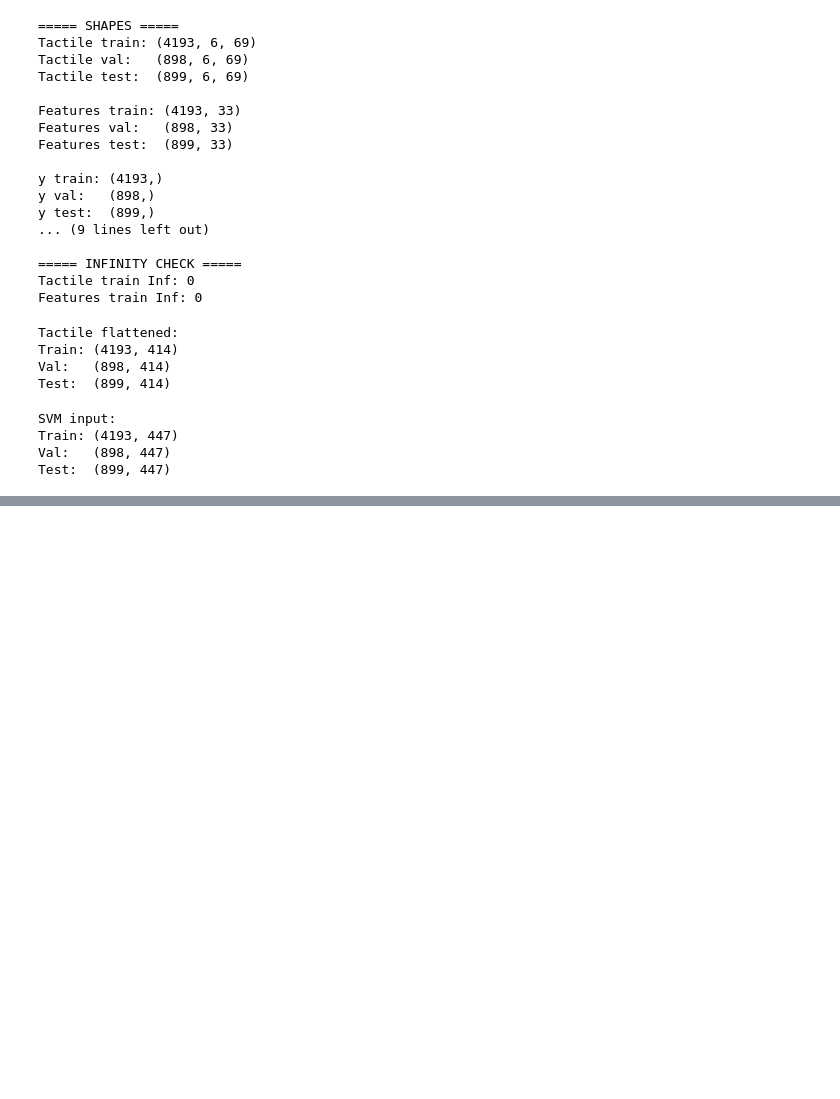
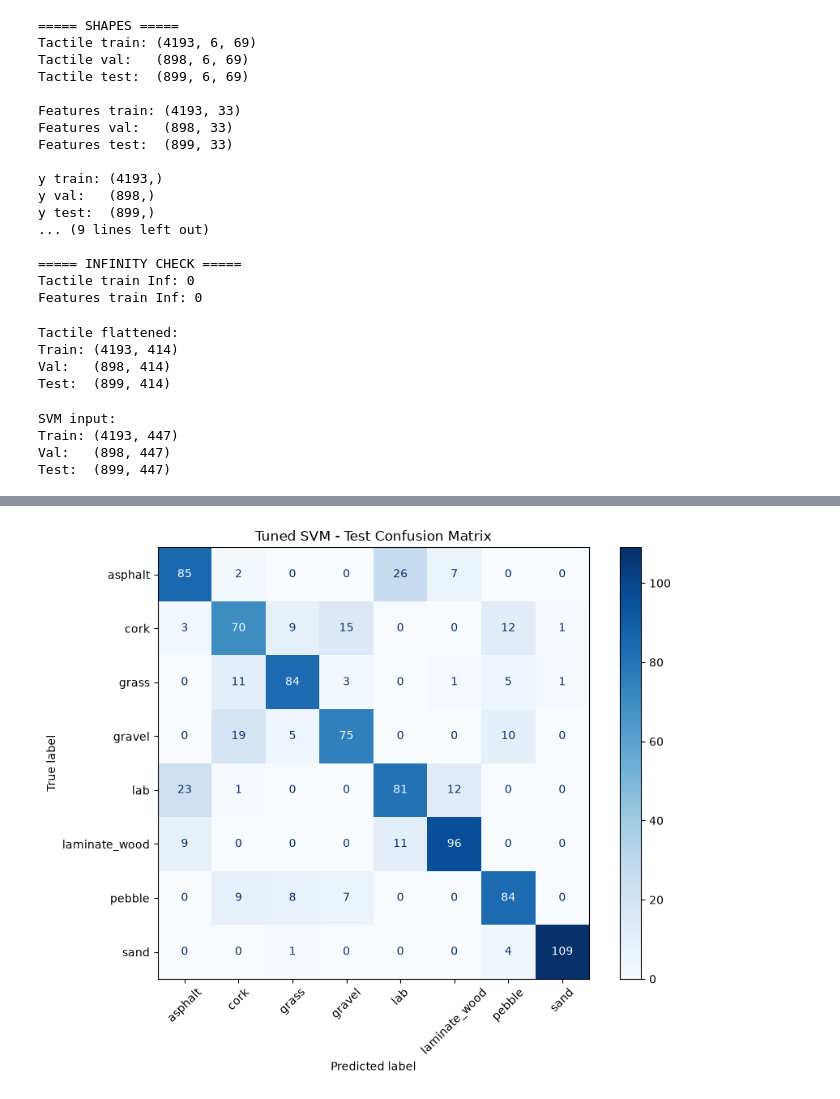
Before and after one commit to adarsh-teli-dev/terrain-classification-tactile-dl, a Jupyter notebook: notebooks/02_preprocessing.ipynb, the cells around one changed output, grey strips where cells are left out. Cells and saved outputs as stored; diff of their text form; code cells hidden in the pictures; blank space fills up the shorter version.

```diff
--- a/notebooks/02_preprocessing.ipynb
+++ b/notebooks/02_preprocessing.ipynb
@@ -320,0 +537,26 @@ Test:  (899, 447)
+# %%
+cm_svm_test = confusion_matrix(
+    y_test,
+    y_test_pred_svm
+)
+
+fig, ax = plt.subplots(figsize=(9, 7))
+
+disp = ConfusionMatrixDisplay(
+    confusion_matrix=cm_svm_test,
+    display_labels=terrain_classes
+)
+
+disp.plot(
+    ax=ax,
+    cmap="Blues",
+    xticks_rotation=45,
+    values_format="d"
+)
+
+ax.set_title("Tuned SVM - Test Confusion Matrix")
+
+plt.tight_layout()
+plt.show()
+# %% [output]
+[figure, added]
```
Also changed, not shown: parts of 8 cells of this notebook, 3 other files.
